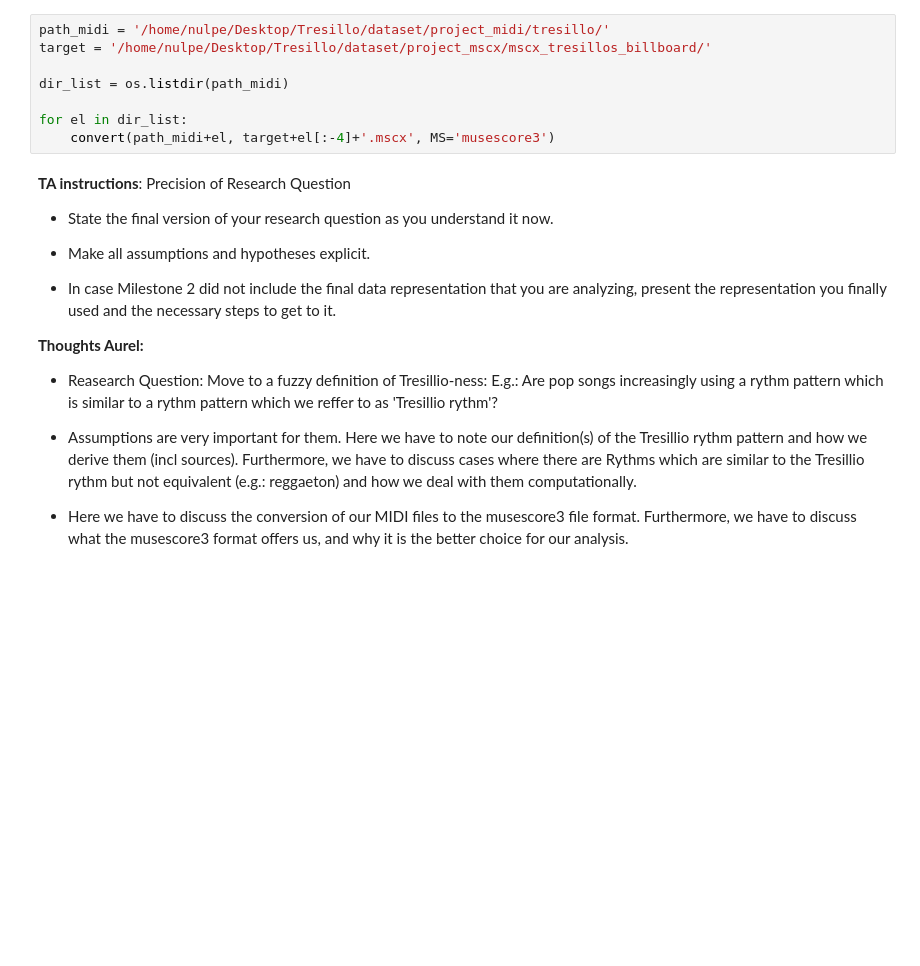
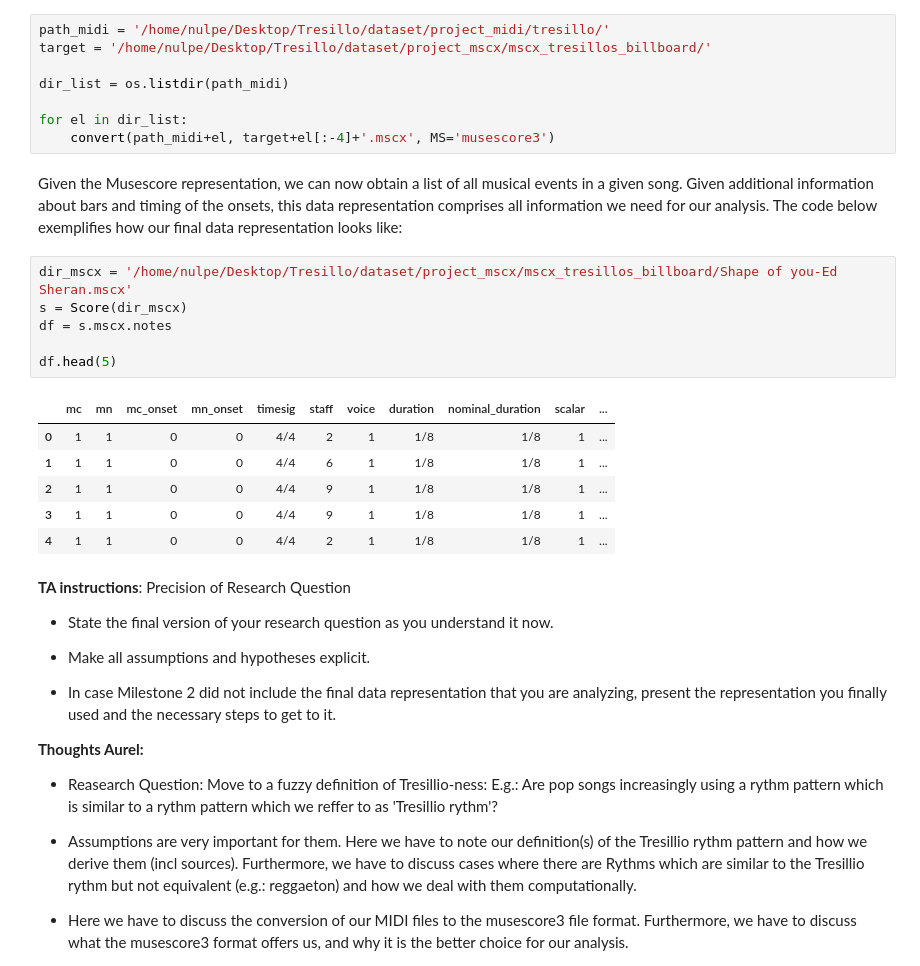
Before and after one commit to pushkarjajoria/Tresillo, a Jupyter notebook: src/milestone_3_sugessted_structure.ipynb, the cells around one changed output. Cells and saved outputs as stored; diff of their text form; blank space fills up the shorter version.

```diff
--- a/src/milestone_3_sugessted_structure.ipynb
+++ b/src/milestone_3_sugessted_structure.ipynb
@@ -24,6 +35,21 @@ dir_list = os.listdir(path_midi)
 
 for el in dir_list:
     convert(path_midi+el, target+el[:-4]+'.mscx', MS='musescore3')
+# %% [markdown]
+Given the Musescore representation, we can now obtain a list of all musical events in a given song. Given additional information about bars and timing of the onsets, this data representation comprises all information we need for our analysis. The code below exemplifies how our final data representation looks like:
+# %%
+dir_mscx = '/home/nulpe/Desktop/Tresillo/dataset/project_mscx/mscx_tresillos_billboard/Shape of you-Ed Sheran.mscx'
+s = Score(dir_mscx)
+df = s.mscx.notes
+
+df.head(5)
+# %% [output]
+|  | mc | mn | mc_onset | mn_onset | timesig | staff | voice | duration | nominal_duration | scalar | ... |
+| 0 | 1 | 1 | 0 | 0 | 4/4 | 2 | 1 | 1/8 | 1/8 | 1 | ... |
+| 1 | 1 | 1 | 0 | 0 | 4/4 | 6 | 1 | 1/8 | 1/8 | 1 | ... |
+| 2 | 1 | 1 | 0 | 0 | 4/4 | 9 | 1 | 1/8 | 1/8 | 1 | ... |
+| 3 | 1 | 1 | 0 | 0 | 4/4 | 9 | 1 | 1/8 | 1/8 | 1 | ... |
+| 4 | 1 | 1 | 0 | 0 | 4/4 | 2 | 1 | 1/8 | 1/8 | 1 | ... |
 # %% [markdown]
 **TA instructions**: Precision of Research Question
 
```
Also changed, not shown: parts of 13 cells of this notebook.
